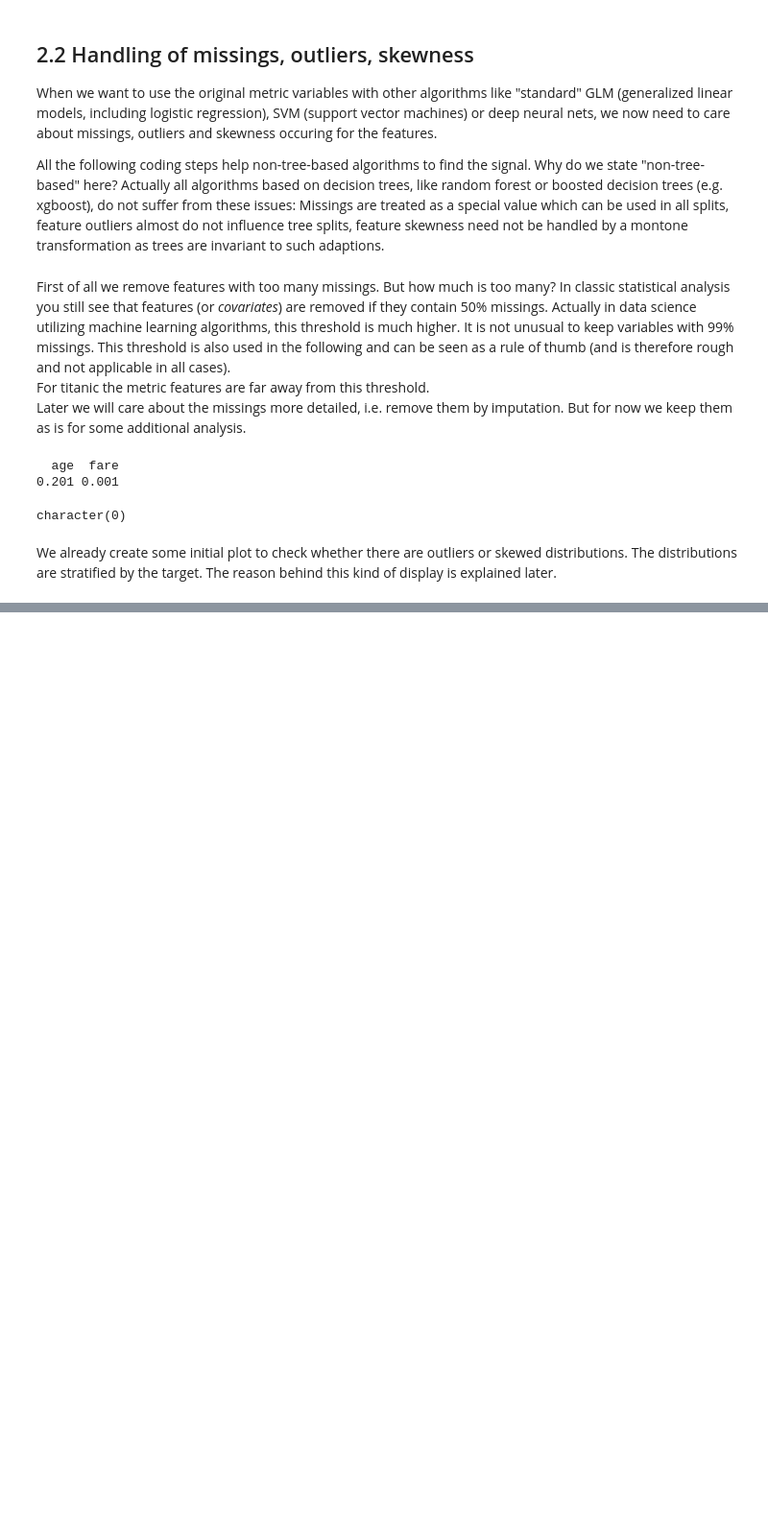
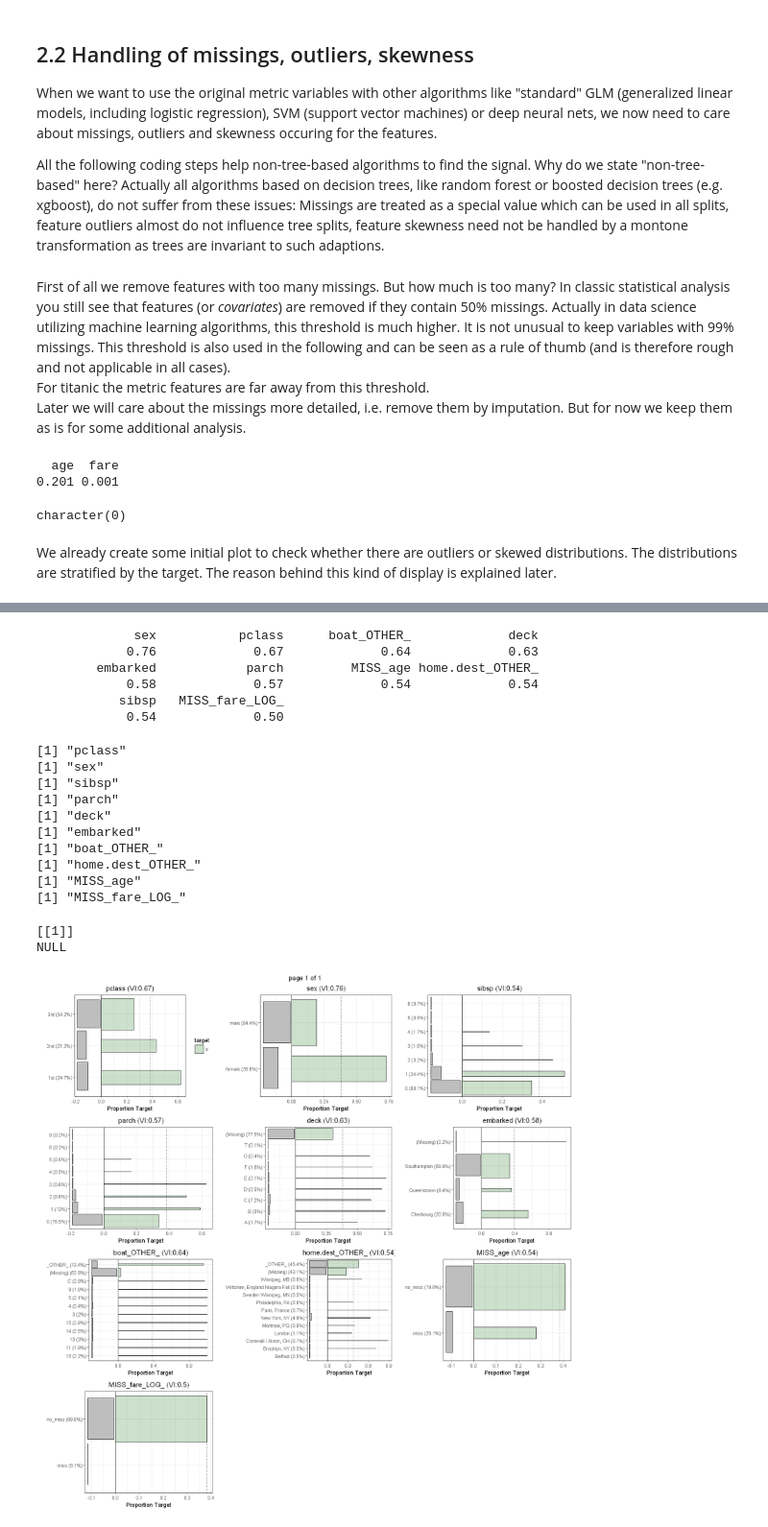
Before and after one commit to uwpz/PredMod_Template, a Jupyter notebook: notebooks/1_explore_R.ipynb, the cells around one changed output, grey strips where cells are left out. Shown at 96% size. Cells and saved outputs as stored; diff of their text form; code cells hidden in the pictures; blank space fills up the shorter version.

```diff
--- a/notebooks/1_explore_R.ipynb
+++ b/notebooks/1_explore_R.ipynb
@@ -367,0 +349,9 @@ To change this limit, set the config variable
+# %%
+# Create mising indicators
+(miss = metr[map_lgl(df[metr], ~ any(is.na(.)))]) #get all metric features with missings (and pring)
+df[paste0("MISS_",miss)] = map(df[miss], ~ as.factor(ifelse(is.na(.x), "miss", "no_miss"))) #create indicators
+summary(df[,paste0("MISS_",miss)])
+
+# Impute missings with randomly sampled value
+df[miss] = map(df[miss], ~ impute(., type = "random"))
+summary(df[metr]) #check
@@ -367,0 +381,5 @@ To change this limit, set the config variable
+# %%
+nomi = c("pclass","sex","sibsp","parch","deck","embarked","boat","home.dest")
+nomi = union(nomi, paste0("MISS_",miss)) #add missing indicators
+df[nomi] = map(df[nomi], ~ as.factor(as.character(.))) #map to factor
+summary(df[nomi])
@@ -367,0 +406,9 @@ To change this limit, set the config variable
+# %%
+# Convert missings to own level ("(Missing)")
+df[nomi] = map(df[nomi], ~ fct_explicit_na(.))
+options(width = 130)
+summary(df[nomi])
+
+# Reorder "numeric" nominal variables
+ord = c("sibsp", "parch")
+df[ord] =  map(df[ord], ~ fct_relevel(., levels(.)[order(as.numeric(levels(.)), na.last = FALSE)]))
@@ -367,0 +431,9 @@ To change this limit, set the config variable
+# %%
+# Create compact covariates for "too many members" columns
+topn_toomany = 10
+(levinfo = map_int(df[nomi], ~ length(levels(.))) %>% .[order(., decreasing = TRUE)]) #get number of levels and print in decending
+(toomany = names(levinfo)[which(levinfo > topn_toomany)]) #which ones comprise too many levels
+toomany = setdiff(toomany, c("xxx")) #set exception for important variables
+df[paste0(toomany,"_OTHER_")] = map(df[toomany], ~ fct_lump(., topn_toomany, other_level = "_OTHER_")) #collapse
+nomi = map_chr(nomi, ~ ifelse(. %in% toomany, paste0(.,"_OTHER_"), .)) #adapt metadata (and keep order)
+summary(df[paste0(toomany,"_OTHER_")], topn_toomany + 2) #check
@@ -367,0 +459,33 @@ To change this limit, set the config variable
+# %%
+# Univariate variable importance
+(varimp_nomi = filterVarImp(df[nomi], df$target, nonpara = TRUE) %>% rowMeans() %>%
+    .[order(., decreasing = TRUE)] %>% round(2))
+# %% [output]
+             sex           pclass      boat_OTHER_             deck
+            0.76             0.67             0.64             0.63
+        embarked            parch         MISS_age home.dest_OTHER_
+            0.58             0.57             0.54             0.54
+           sibsp   MISS_fare_LOG_
+            0.54             0.50
+# %%
+# Check
+plots = suppressMessages(get_plot_distr_nomi(df, nomi, color = twocol, varimpinfo = varimp_nomi, inner_barplot = TRUE,
+                                             min_width = 0, ylim = NULL))
+#options(jupyter.plot_mimetypes = "image/svg+xml")
+#options(jupyter.plot_mimetypes = "image/png")
+options(repr.plot.width = 14, repr.plot.height = 14) #adapt this for different resolution
+marrangeGrob(plots, ncol = 3, nrow = 4)
+# %% [output]
+[1] "pclass"
+[1] "sex"
+[1] "sibsp"
+[1] "parch"
+[1] "deck"
+[1] "embarked"
+[1] "boat_OTHER_"
+[1] "home.dest_OTHER_"
+[1] "MISS_age"
+[1] "MISS_fare_LOG_"
+[[1]]
+NULL
+[figure, added]
```
Also changed, not shown: parts of 37 cells of this notebook, 2 other files.
